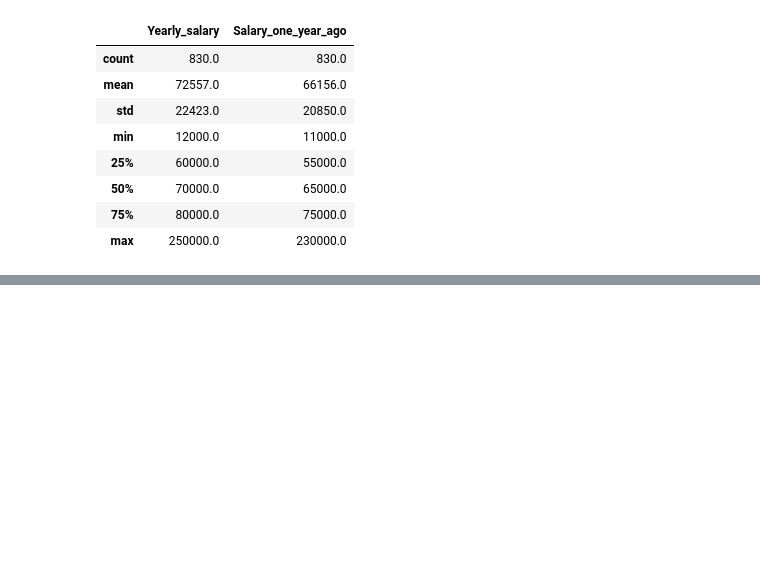
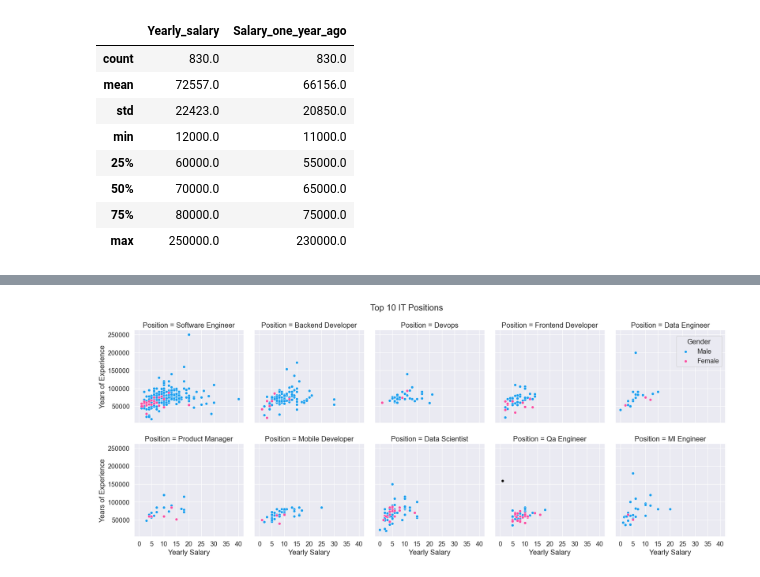
Before and after one commit to WahomeKennedy/EDA-project, a Jupyter notebook: eda_clean.ipynb, the cells around one changed output, grey strips where cells are left out. Cells and saved outputs as stored; diff of their text form; code cells hidden in the pictures; blank space fills up the shorter version.

```diff
--- a/eda_clean.ipynb
+++ b/eda_clean.ipynb
@@ -278,0 +333,5 @@ data_filtered[['Yearly_salary','Salary_one_year_ago']].describe().round()
+# %%
+language=data_filtered.Language.value_counts()
+print('Percentage of Participants Spoken Language')
+x=(language/language.sum())*100
+round(x,2)
@@ -278,0 +349,23 @@ data_filtered[['Yearly_salary','Salary_one_year_ago']].describe().round()
+# %%
+position=data_filtered.Position.value_counts().reset_index().iloc[:11]
+position=position.rename(columns={"index": "Position", "Position": "Count"})
+position.drop([2], axis=0, inplace=True)
+
+top10=[]
+for x in position['Position']:
+     if x not in top10:
+        top10.append(x)
+
+rslt_df = data_filtered[data_filtered['Position'].isin(top10)]
+# %%
+g = sns.FacetGrid(rslt_df, col='Position', hue='Gender',palette=["#1C9FEF", "#FA50A3", "#0C0B0B"],col_wrap=5,)
+g=g.map(sns.scatterplot,'Years_of_experience',"Yearly_salary")
+g.set(xticks=[0,5, 10,15,20,25,30,35,40], yticks=[50000, 100000, 150000,200000,250000],xlabel='Yearly Salary', ylabel='Years of Experience')
+g.fig.set_figwidth(20)
+g.fig.set_figheight(8)
+plt.suptitle('Top 10 IT Positions',y=1.02)
+plt.legend (loc='upper right',title='Gender',bbox_to_anchor=(1,2.2))
+
+plt.show()
+# %% [output]
+[figure, added]
```
Also changed, not shown: parts of 9 cells of this notebook.
